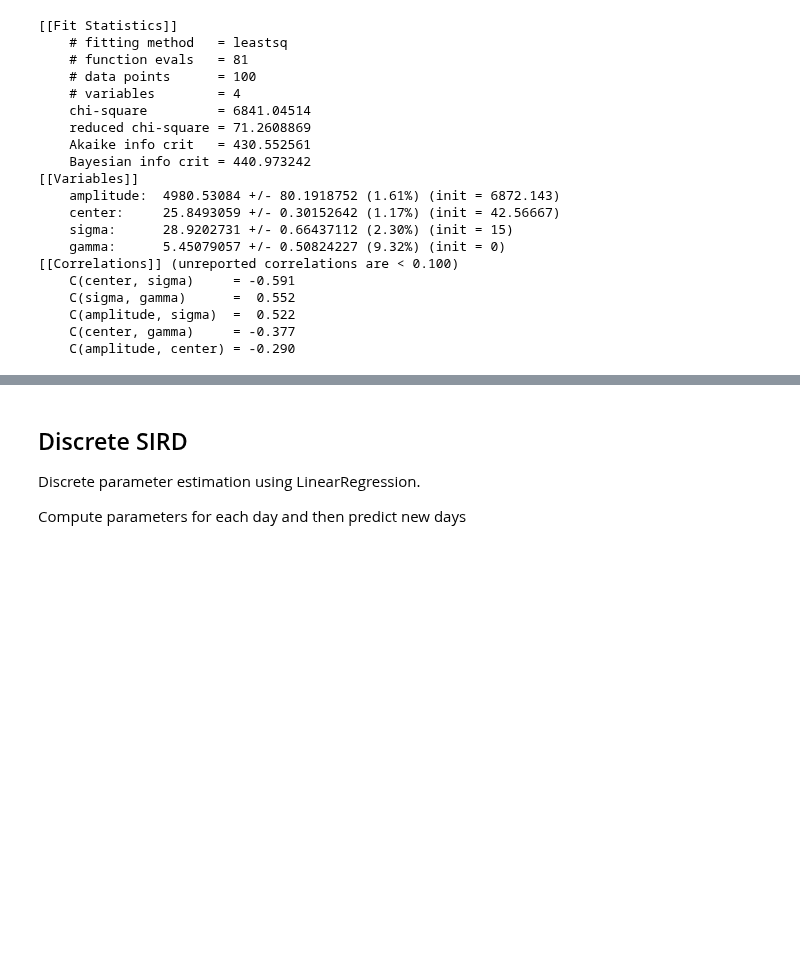
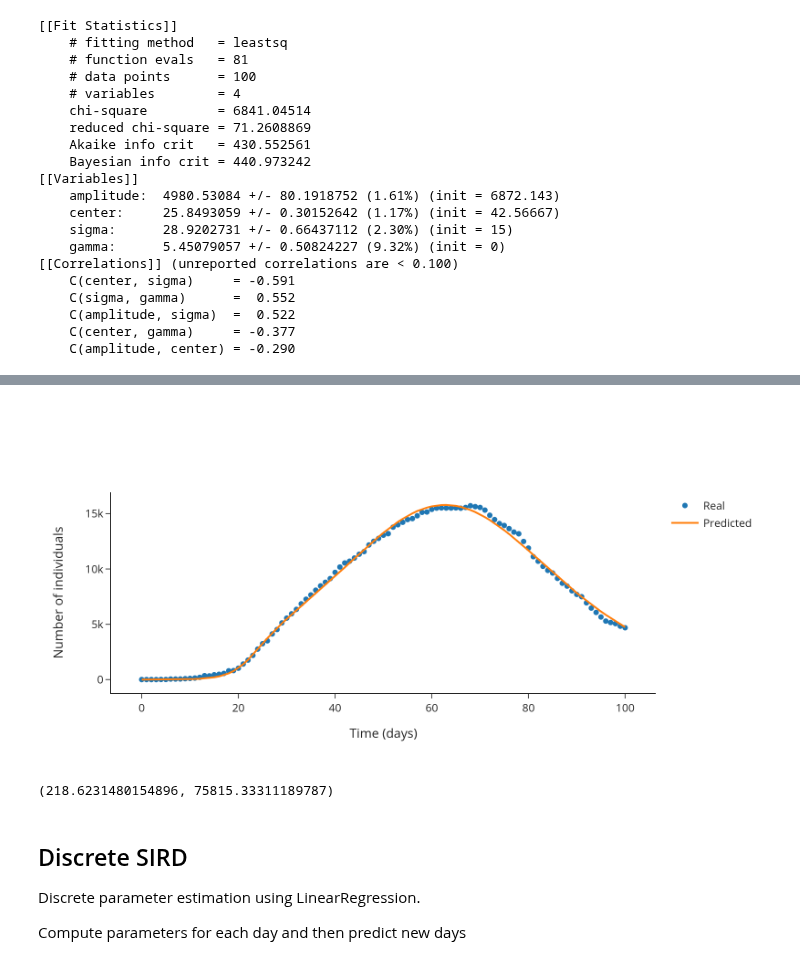
Before and after one commit to nicoloverardo/master-degree-thesis, a Jupyter notebook: notebooks/02-sird.ipynb, the cells around one changed output, grey strips where cells are left out. Cells and saved outputs as stored; diff of their text form; code cells hidden in the pictures; blank space fills up the shorter version.

```diff
--- a/notebooks/02-sird.ipynb
+++ b/notebooks/02-sird.ipynb
@@ -645,3 +751,28 @@ print(lmfit.fit_report(result))
+# %%
+sirsol = sird(
+        province=province,
+        pop_prov_df=pop_prov_df,
+        prov_list_df=prov_list_df,
+        **result.best_values
+    )
+S, I, R, D = sirsol
+
+names, title, data, _ = data_for_plot('Infected', dpc_regioni_df, 'totale_positivi', I, province, is_regional=True)
+
+general_plot(t=times,
+             title='',
+             data=data,
+             names=names,
+             modes=['markers', 'markers', 'lines'],
+             blend_legend=False,
+             output_image=True,
+             traces_visibility=[True,False,True])
+# %% [output]
+[figure, added]
+# %%
+mean_absolute_error(data[0], data[2]), mean_squared_error(data[0], data[2])
+# %% [output]
+(218.6231480154896, 75815.33311189787)
 # %% [markdown]
 ## Discrete SIRD
 Discrete parameter estimation using LinearRegression.
```
Also changed, not shown: parts of 11 cells of this notebook, 1 other file.
